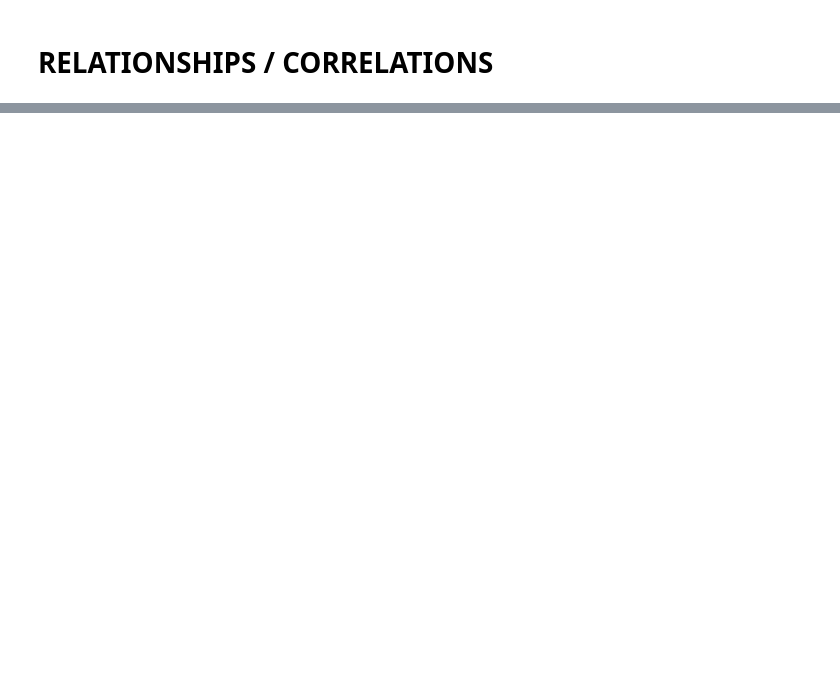
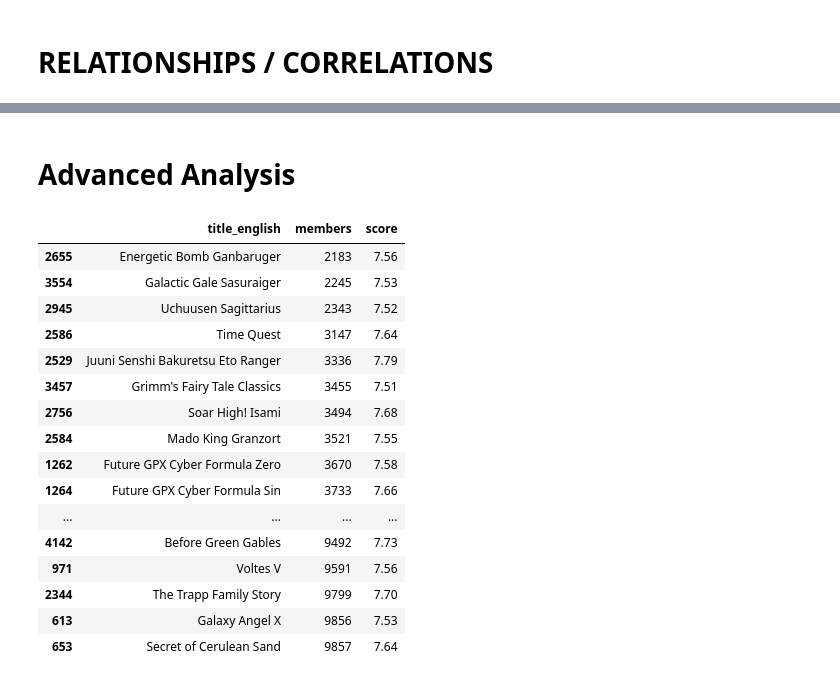
Before and after one commit to AZysk0/anime-data-analysis, a Jupyter notebook: anime_analysis_tasks.ipynb, the cells around one changed output, grey strips where cells are left out. Drawn from its saved outputs; the diff is of its cells as text; code cells hidden in the pictures; blank space fills up the shorter version.

```diff
--- a/anime_analysis_tasks.ipynb
+++ b/anime_analysis_tasks.ipynb
@@ -816,38 +869,37 @@ Length: 137, dtype: int64
+# %% [markdown]
+# Advanced Analysis
 # %%
-
 # =========================
 # ADVANCED ANALYSIS
 # =========================
 
 # 27. Find underrated anime:
 #     high score + low popularity.
+# sort -> members, score (True, False)?
+# The correct sorting strategy:
 
-# 28. Find overrated anime:
-#     low score + very high popularity.
-
-# 29. Analyze how anime scores changed over years.
-
-# 30. Analyze whether Originals or Adaptations score higher.
-
-# 31. Compare Movies vs TV series:
-#     score, popularity, favorites, duration.
-
-# 32. Find the most genre-diverse studios.
-
-# 33. Analyze multi-genre anime:
-#     do more genres correlate with popularity or score?
-
-# 34. Analyze long-running anime separately.
-
-# 35. Build a studio collaboration network.
-
-# 36. Find niche genres with highest average scores.
-
-# 37. Analyze trends in anime demographics over time.
-
-# 38. Identify outliers in:
-#     score, popularity, duration, episodes.
-
-# 39. Compare old anime vs modern anime.
-
-# 40. Build a simple recommendation similarity metric.
+# criterion: members < 10000, score > 6.5
+underrated_anime = (
+    anime_df[['title_english', 'members', 'score']]
+    .sort_values(by=["members", "score"], ascending=[True, False])
+    .query('members < 10000 and score > 7.5')
+)
+underrated_anime
+# %% [output]
+|  | title_english | members | score |
+| 2655 | Energetic Bomb Ganbaruger | 2183 | 7.56 |
+| 3554 | Galactic Gale Sasuraiger | 2245 | 7.53 |
+| 2945 | Uchuusen Sagittarius | 2343 | 7.52 |
+| 2586 | Time Quest | 3147 | 7.64 |
+| 2529 | Juuni Senshi Bakuretsu Eto Ranger | 3336 | 7.79 |
+| 3457 | Grimm's Fairy Tale Classics | 3455 | 7.51 |
+| 2756 | Soar High! Isami | 3494 | 7.68 |
+| 2584 | Mado King Granzort | 3521 | 7.55 |
+| 1262 | Future GPX Cyber Formula Zero | 3670 | 7.58 |
+| 1264 | Future GPX Cyber Formula Sin | 3733 | 7.66 |
+| ... | ... | ... | ... |
+| 4142 | Before Green Gables | 9492 | 7.73 |
+| 971 | Voltes V | 9591 | 7.56 |
+| 2344 | The Trapp Family Story | 9799 | 7.70 |
+| 613 | Galaxy Angel X | 9856 | 7.53 |
+| 653 | Secret of Cerulean Sand | 9857 | 7.64 |
```
Also changed, not shown: parts of 3 cells of this notebook, 2 other files.
